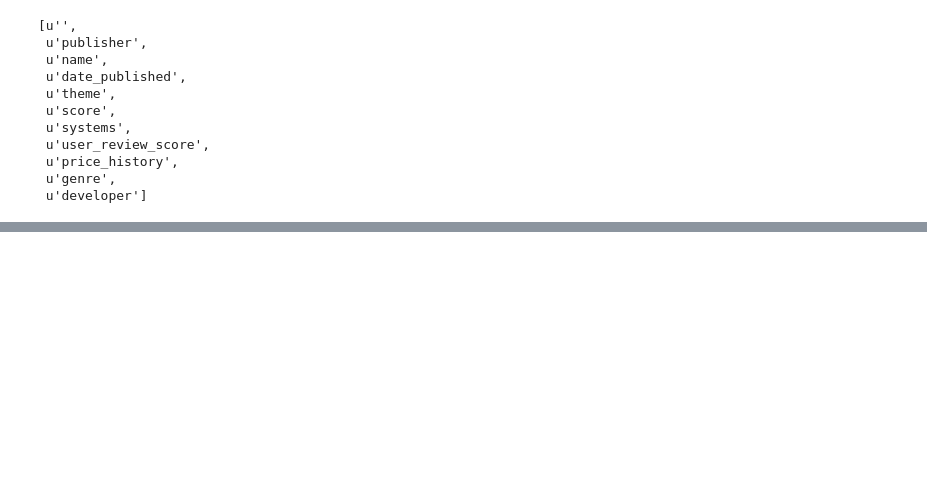
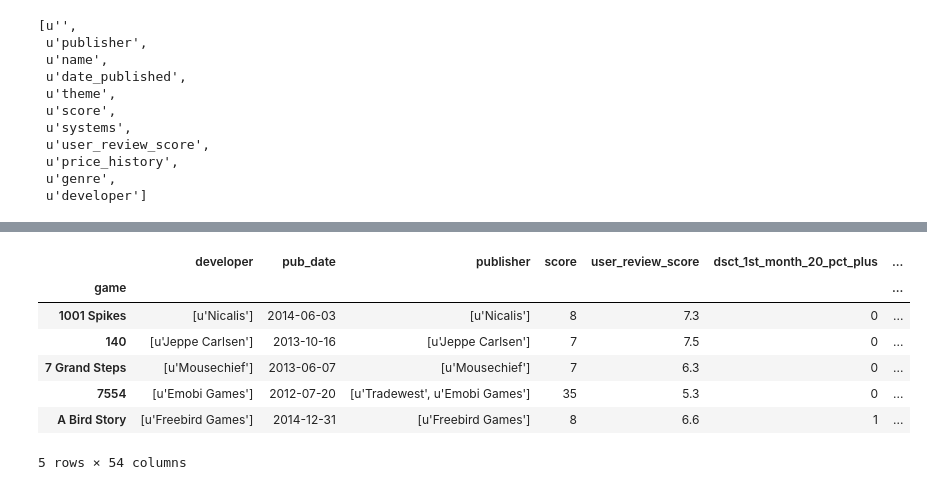
Before and after one commit to madnoodles/Krobelus, a Jupyter notebook: game_data_analysis.ipynb, the cells around one changed output, grey strips where cells are left out. Saved outputs shown, nothing was run; the diff lists cells and outputs as text; code cells hidden in the pictures; blank space fills up the shorter version.

```diff
--- a/game_data_analysis.ipynb
+++ b/game_data_analysis.ipynb
@@ -192,0 +409,19 @@ master.to_csv('master.csv')
+# %%
+dataset = master.groupby('game').apply(gen_discrete_vars)
+# %%
+# sorting the cols
+genre_cols = [c for c in dataset.columns if 'genre' in c]
+discount_cols = [c for c in dataset.columns if 'dsct' in c]
+all_metadata =  [c for c in dataset.columns if c not in genre_cols and c not in discount_cols]
+dataset = dataset[all_metadata + discount_cols + genre_cols]
+# %%
+dataset[:5]
+# %% [output]
+|  | developer | pub_date | publisher | score | user_review_score | dsct_1st_month_20_pct_plus | ... |
+| game |  |  |  |  |  |  | ... |
+| 1001 Spikes | [u'Nicalis'] | 2014-06-03 | [u'Nicalis'] | 8 | 7.3 | 0 | ... |
+| 140 | [u'Jeppe Carlsen'] | 2013-10-16 | [u'Jeppe Carlsen'] | 7 | 7.5 | 0 | ... |
+| 7 Grand Steps | [u'Mousechief'] | 2013-06-07 | [u'Mousechief'] | 7 | 6.3 | 0 | ... |
+| 7554 | [u'Emobi Games'] | 2012-07-20 | [u'Tradewest', u'Emobi Games'] | 35 | 5.3 | 0 | ... |
+| A Bird Story | [u'Freebird Games'] | 2014-12-31 | [u'Freebird Games'] | 8 | 6.6 | 1 | ... |
+5 rows × 54 columns
```
Also changed, not shown: parts of 23 cells of this notebook, 2 other files.
